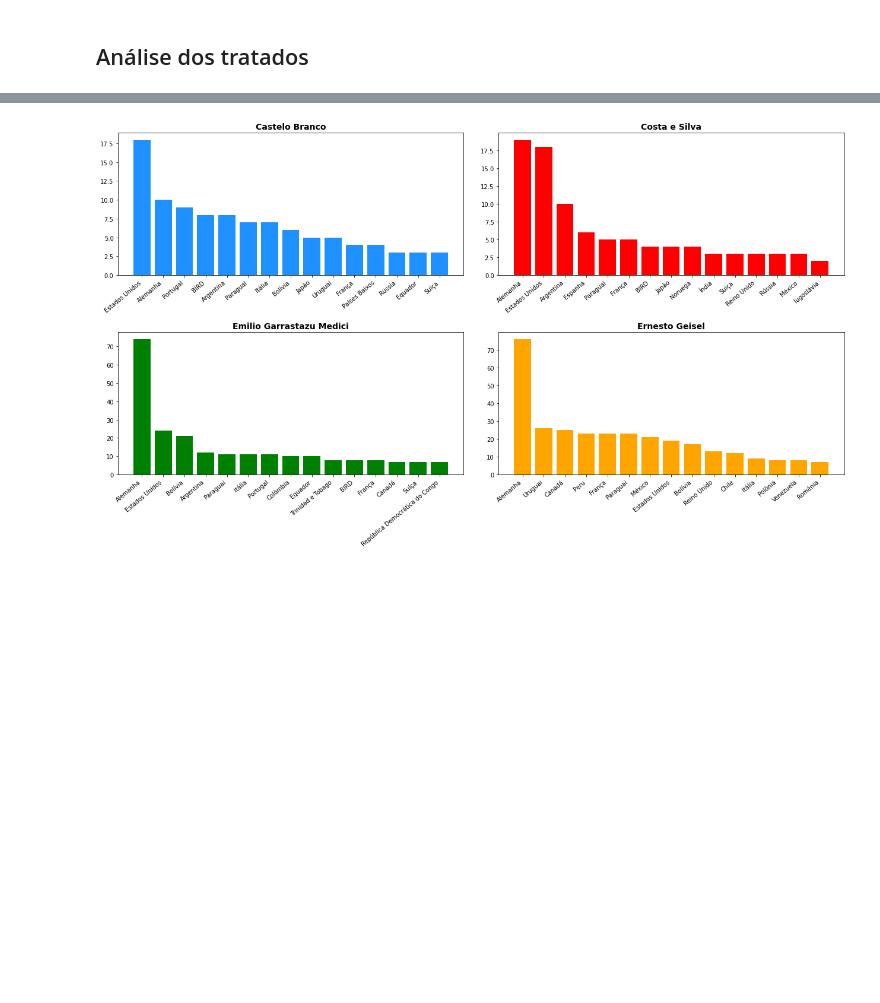
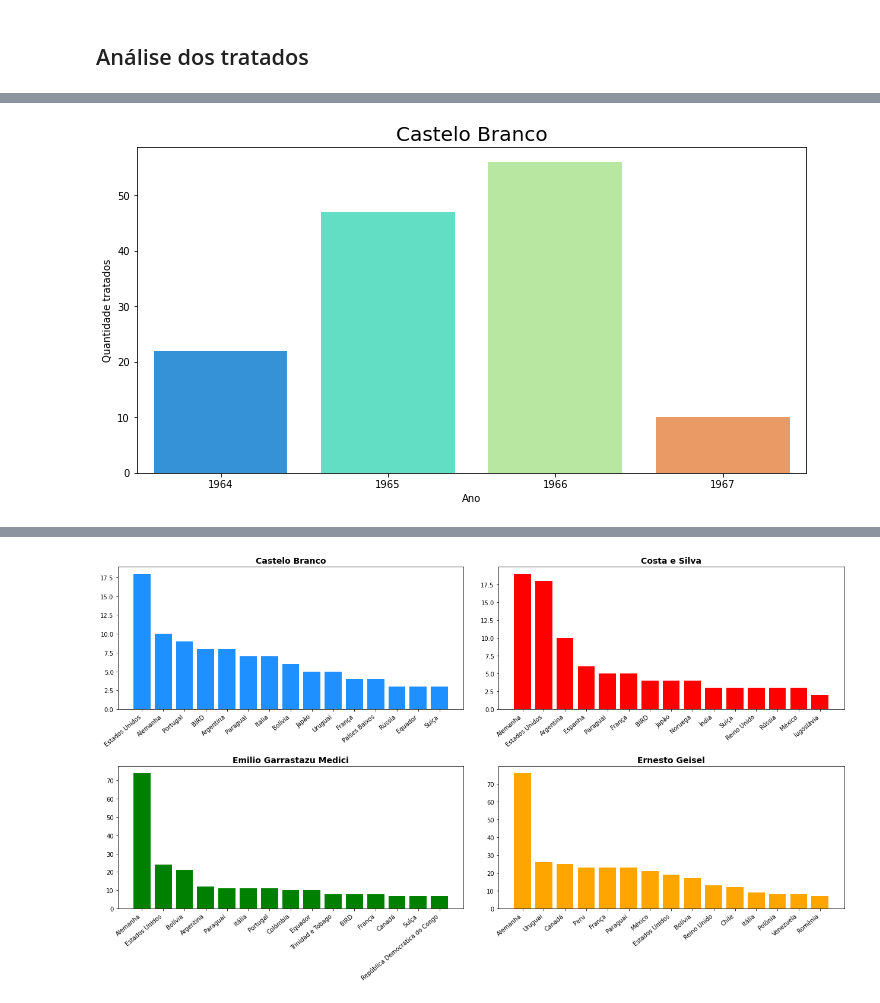
Before and after one commit to antonioravila/PoliticaExternaBrasileira, a Jupyter notebook: Analise_de_tratados/Tratados.ipynb, the cells around one changed output, grey strips where cells are left out. Cells and saved outputs as stored; diff of their text form; code cells hidden in the pictures; blank space fills up the shorter version.

```diff
--- a/Analise_de_tratados/Tratados.ipynb
+++ b/Analise_de_tratados/Tratados.ipynb
@@ -145,0 +181,10 @@ df
+# %%
+plt.rc('figure', figsize = (12,6))
+sns.countplot(x=df_castelo['Ano'], data=df, palette = 'rainbow')
+plt.title("Castelo Branco", fontdict={'fontsize': 20})
+plt.xlabel("Ano")
+plt.ylabel("Quantidade tratados")
+plt.xticks(rotation=0)
+plt.show()
+# %% [output]
+[figure, added]
```
Also changed, not shown: parts of 15 cells of this notebook.
